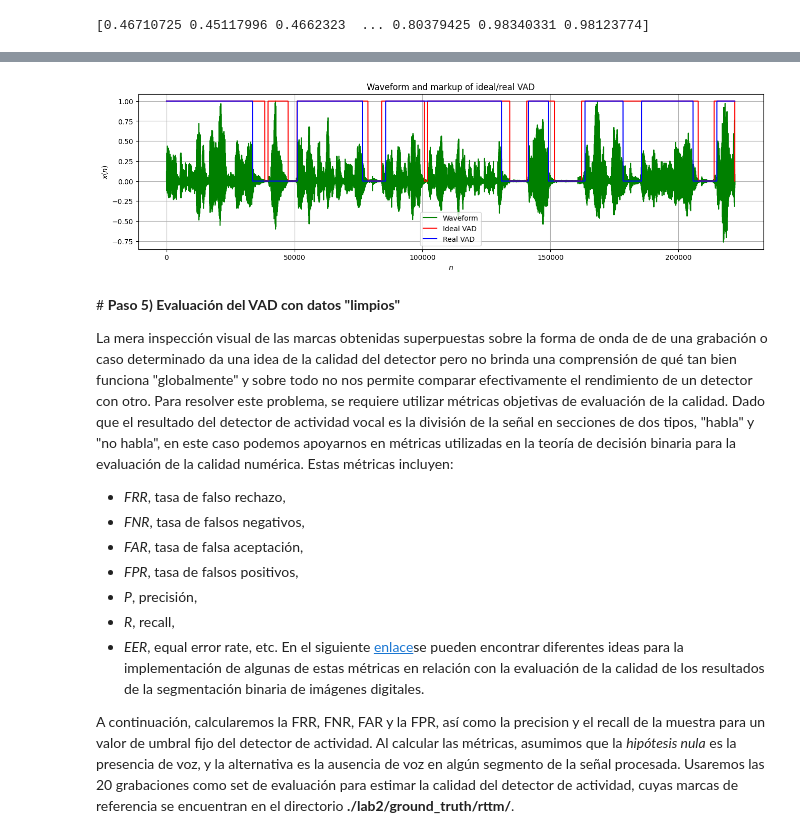
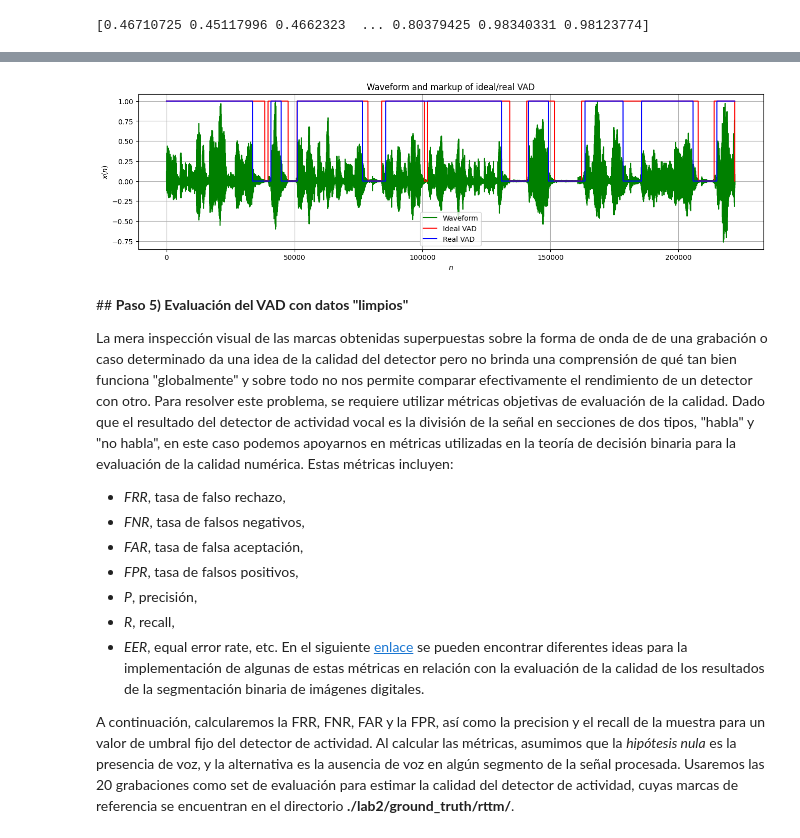
Before and after one commit to efhes/IDLO, a Jupyter notebook: lab2/GMM_lab.ipynb, the cells around one changed output, grey strips where cells are left out. Cells and saved outputs as stored; diff of their text form; code cells hidden in the pictures.

```diff
--- a/lab2/GMM_lab.ipynb
+++ b/lab2/GMM_lab.ipynb
@@ -294,7 +333,7 @@ print(g0)
 [0.46710725 0.45117996 0.4662323  ... 0.80379425 0.98340331 0.98123774]
 # %%
 # Compute real VAD's markup
-vad_thr = 0.4 # threshold of voice activity detector
+vad_thr = 0.425 # threshold of voice activity detector
 
 vad_frame_markup_real = (g0 > vad_thr).astype('float32')  # frame VAD's markup
 
@@ -327,23 +380,23 @@ A continuación, realizaremos diferentes experimentos con los procedimientos de
 # %%
 # Morphology Filters
-mask_size = 6000 # size of filter's mask
+mask_size = 4000 # size of filter's mask
 
 # Close filter
 vad_markup_real_filt = closing(vad_markup_real, np.ones(mask_size))
 
 # Open filter
 vad_markup_real_filt = opening(vad_markup_real_filt, np.ones(mask_size))
 
 # Plot signal
 figure(figsize=(16, 4))
 plot(signal, color='green')
 plot(vad_markup_ideal, color='red')
 plot(vad_markup_real_filt, color='blue')
 xlabel('$n$'); ylabel('$x(n)$'); title('Waveform and markup of ideal/real VAD'); grid(); legend(['Waveform', 'Ideal VAD', 'Real VAD']); show()
 # %% [output]
-[figure, old version]
+[figure, new version]
 # %% [markdown]
-# **Paso 5) Evaluación del VAD con datos "limpios"**
+## **Paso 5) Evaluación del VAD con datos "limpios"**
 
 La mera inspección visual de las marcas obtenidas superpuestas sobre la forma de onda de de una grabación o caso determinado da una idea de la calidad del detector pero no brinda una comprensión de qué tan bien funciona "globalmente" y sobre todo no nos permite comparar efectivamente el rendimiento de un detector con otro. Para resolver este problema, se requiere utilizar métricas objetivas de evaluación de la calidad. Dado que el resultado del detector de actividad vocal es la división de la señal en secciones de dos tipos, "habla" y "no habla", en este caso podemos apoyarnos en métricas utilizadas en la teoría de decisión binaria para la evaluación de la calidad numérica. Estas métricas incluyen:
 - *FRR*, tasa de falso rechazo,
@@ -353,7 +406,7 @@ La mera inspección visual de las marcas obtenidas superpuestas sobre la forma d
 - *P*, precisión,
 - *R*, recall,
 - *EER*, equal error rate, etc.
-En el siguiente [enlace](https://github.com/DeepTrial/AutoMetric/blob/master/autoMetric.py)se pueden encontrar diferentes ideas para la implementación de algunas de estas métricas en relación con la evaluación de la calidad de los resultados de la segmentación binaria de imágenes digitales.
+En el siguiente [enlace](https://github.com/DeepTrial/AutoMetric/blob/master/autoMetric.py) se pueden encontrar diferentes ideas para la implementación de algunas de estas métricas en relación con la evaluación de la calidad de los resultados de la segmentación binaria de imágenes digitales.
 
 A continuación, calcularemos la FRR, FNR, FAR y la FPR, así como la precision y el recall de la muestra para un valor de umbral fijo del detector de actividad. Al calcular las métricas, asumimos que la *hipótesis nula* es la presencia de voz, y la alternativa es la ausencia de voz en algún segmento de la señal procesada. Usaremos las 20 grabaciones como set de evaluación para estimar la calidad del detector de actividad, cuyas marcas de referencia se encuentran en el directorio **./lab2/ground_truth/rttm/**.
 # %%
```
Also changed, not shown: parts of 27 cells of this notebook.
